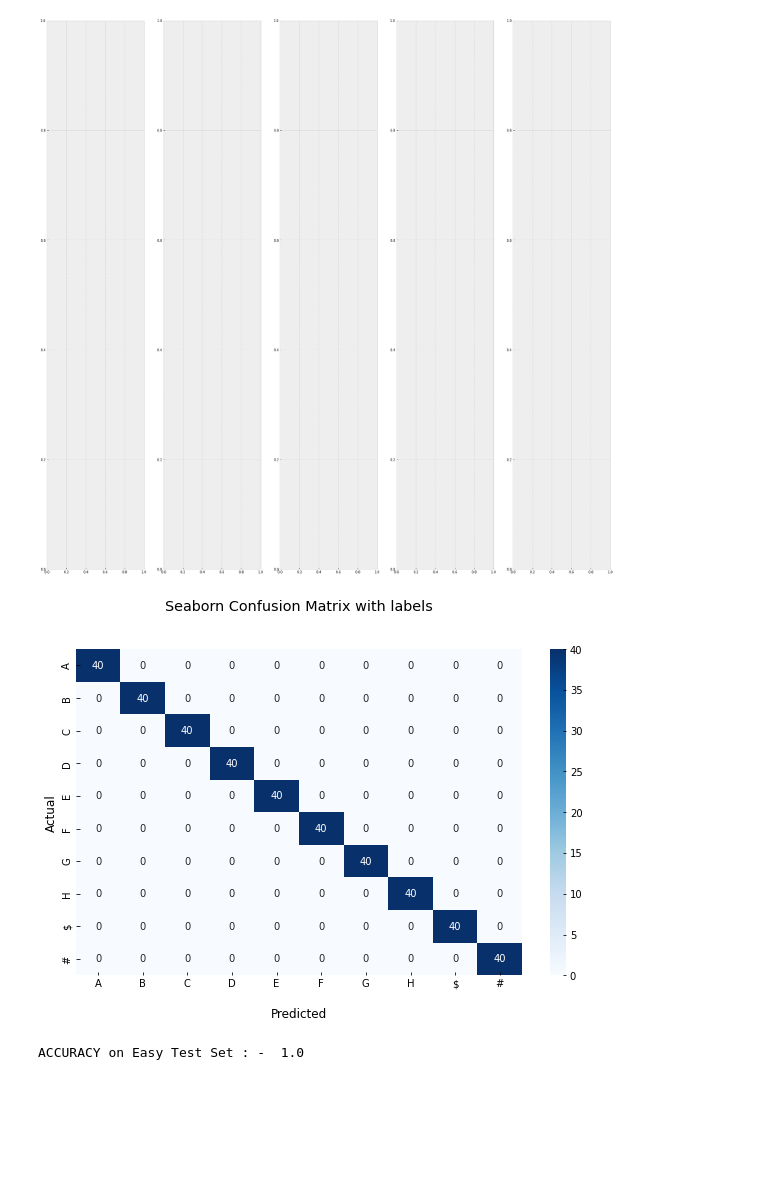
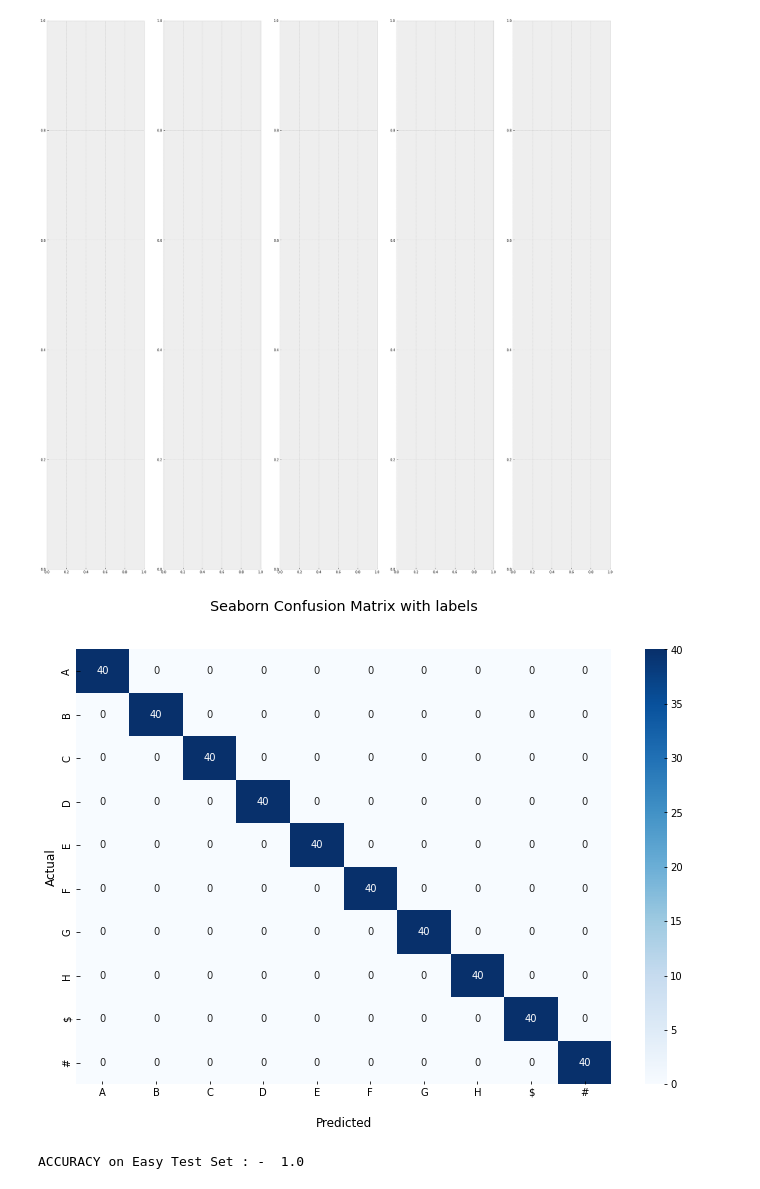
Before and after one commit to EEL5840-EEE4773-Spring2022/final-project-code-and-report-machine_learners, a Jupyter notebook: easy_test.ipynb, the cells around one changed output. Saved outputs shown, nothing was run; the diff lists cells and outputs as text; code cells hidden in the pictures; blank space fills up the shorter version.

```diff
--- a/easy_test.ipynb
+++ b/easy_test.ipynb
@@ -138,22 +138,22 @@ print("\n\n")
 # %%
 import seaborn as sns
 import matplotlib.pyplot as plt
 
-plt.figure(figsize = (10,6))
-ax = sns.heatmap(confusion_matrix(y_true, y_pred), annot=True, cmap='Blues')
+plt.figure(figsize = (12,8))
+ax = sns.heatmap(confusion_matrix(y_true, y_pred), fmt='d', annot=True, cmap='Blues')
 
 ax.set_title('Seaborn Confusion Matrix with labels\n\n');
 ax.set_xlabel('\nPredicted')
 ax.set_ylabel('Actual');
 
 ## Ticket labels - List must be in alphabetical order
 ax.xaxis.set_ticklabels(['A','B','C','D','E','F','G','H','$','#'])
 ax.yaxis.set_ticklabels(['A','B','C','D','E','F','G','H','$','#'])
 
 ## Display the visualization of the Confusion Matrix.
 plt.show()
 # %% [output]
-[figure, old version]
+[figure, new version]
 # %%
 print("ACCURACY on Easy Test Set : - ", accuracy_score(y_true, y_pred))
 # %% [output]
```
Also changed, not shown: 1 other file.
